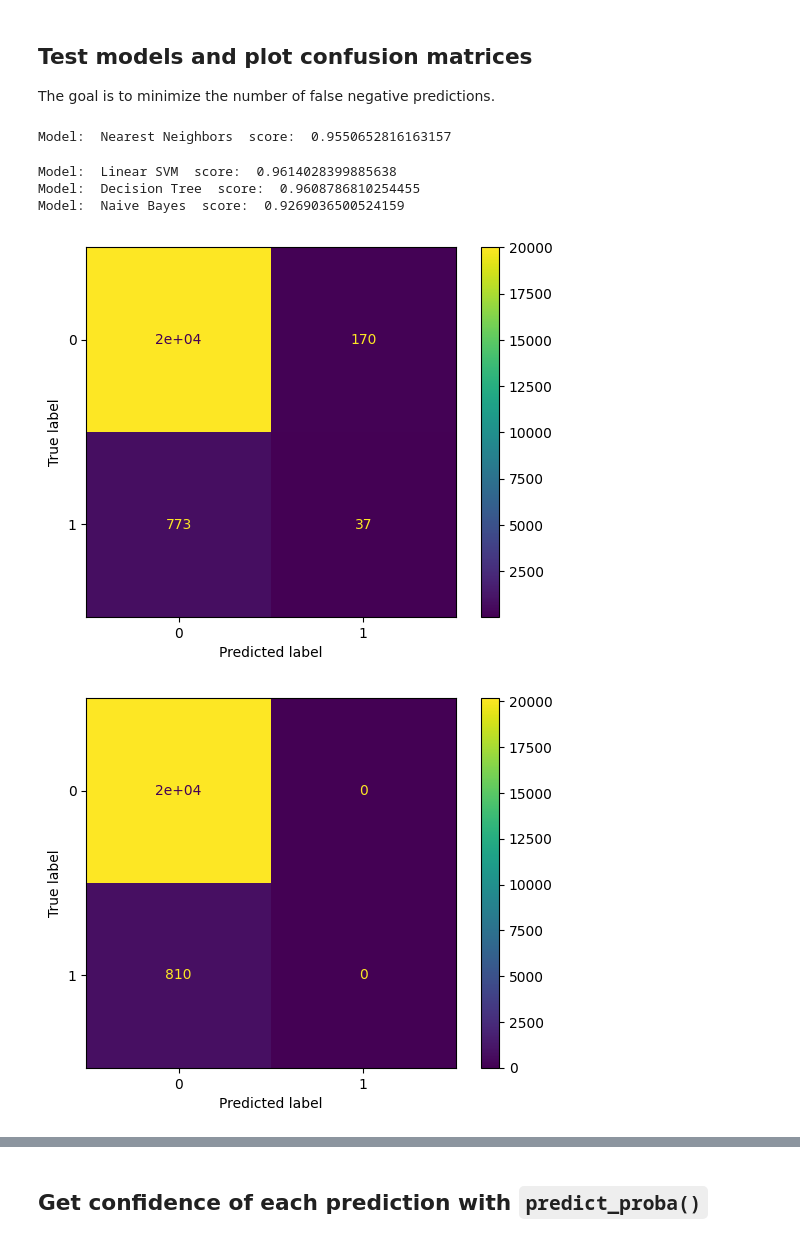
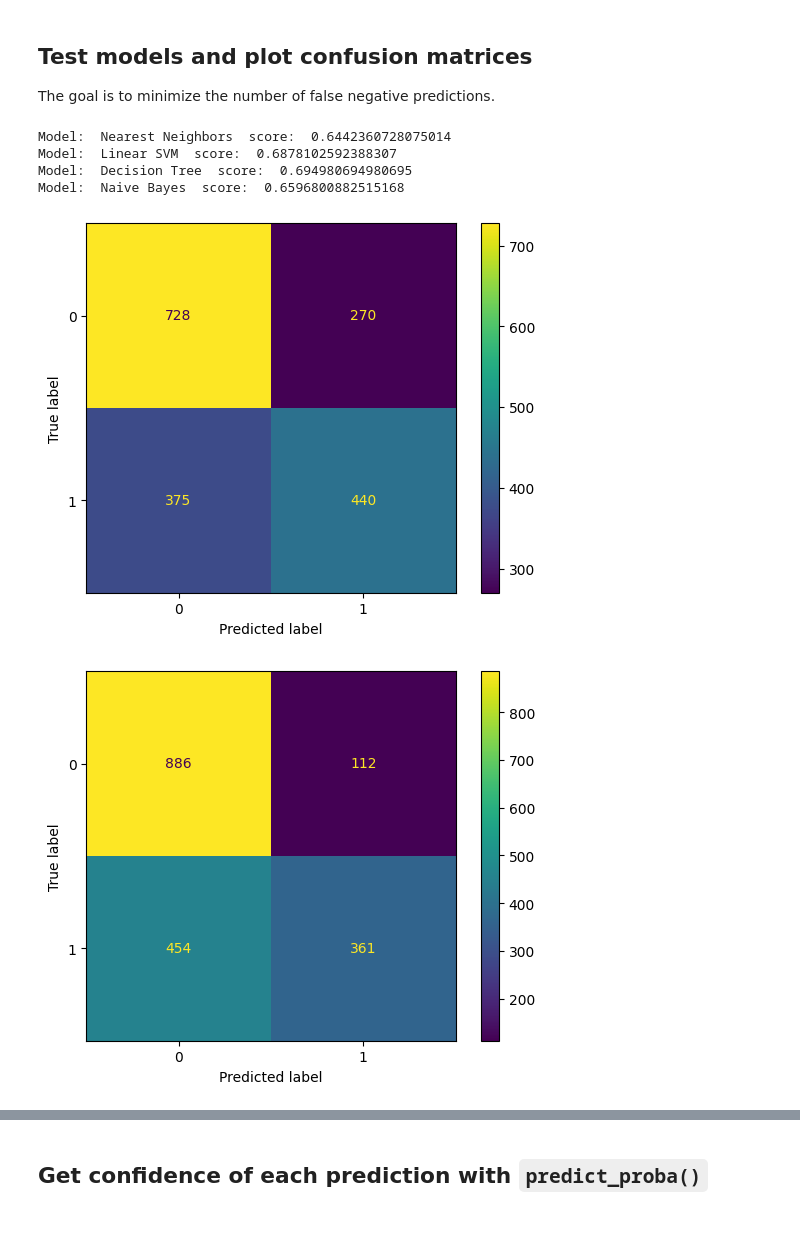
Before and after one commit to wkenned1/codespaces-jupyter, a Jupyter notebook: notebooks/risk-factor-classifier.ipynb, the cells around one changed output, grey strips where cells are left out. Drawn from its saved outputs; the diff is of its cells as text; code cells hidden in the pictures.

Commit message:
normalize data and balance sample sizes

```diff
--- a/notebooks/risk-factor-classifier.ipynb
+++ b/notebooks/risk-factor-classifier.ipynb
@@ -26,10 +19,15 @@ positive:  2058  negative:  51394
 # %%
 # List of features
-print(df.columns.to_list())
+# print(df.columns.to_list())
 
 dataset_columns = ['age', 'weight', 'height', "cigar","cigsmok","pipe","pkyr","smokeage","smokeday","smokelive","smokework","smokeyr","num_screens", "lung_cancer"]
 
 df = df[dataset_columns]
+df = df.dropna()
+df = df.drop(df.query('lung_cancer == 0').sample(frac=.95).index)
+
+df = df[df[dataset_columns] >= 0]
+print(df.loc[df.apply(lambda row: all(value < 0 for value in row), axis=1)])
 df = df.dropna()
 
 # lung_cancer_col = df['lung_cancer']
@@ -38,7 +36,8 @@ df = df.dropna()
 # df = pd.DataFrame(df, columns=dataset_columns)
 
 # df['lung_cancer'] = lung_cancer_col
-print(df)
 
-print(df.loc[df["lung_cancer"] != 0]['lung_cancer'])
+# print(df)
+
+# print(df.loc[df["lung_cancer"] != 0]['lung_cancer'])
 # %% [output]
@@ -151,19 +144,19 @@ The goal is to minimize the number of false negative predictions.
 # %%
 for name, clf in zip(names, classifiers):
   clf = make_pipeline(StandardScaler(), clf)
-  clf.fit(X_train, y_train)
-  y_pred = clf.predict(X_test)
+  clf.fit(normalize(X_train), y_train)
+  y_pred = clf.predict(normalize(X_test))
 
   score = accuracy_score(y_test, y_pred)
   conf_matrix = confusion_matrix(y_test, y_pred)
   disp = ConfusionMatrixDisplay(confusion_matrix=conf_matrix, display_labels=clf.classes_)
   disp.plot()
   # score = clf.score(X_test, y_test)
   print("Model: ", name, " score: ", score)
 # %% [output]
-Model:  Nearest Neighbors  score:  0.9550652816163157
+Model:  Nearest Neighbors  score:  0.6442360728075014
+Model:  Linear SVM  score:  0.6878102592388307
+Model:  Decision Tree  score:  0.694980694980695
+Model:  Naive Bayes  score:  0.6596800882515168
-Model:  Linear SVM  score:  0.9614028399885638
-Model:  Decision Tree  score:  0.9608786810254455
-Model:  Naive Bayes  score:  0.9269036500524159
-[figure, old version]
+[figure, new version]
-[figure, old version]
+[figure, new version]
```
Also changed, not shown: parts of 8 cells of this notebook.
